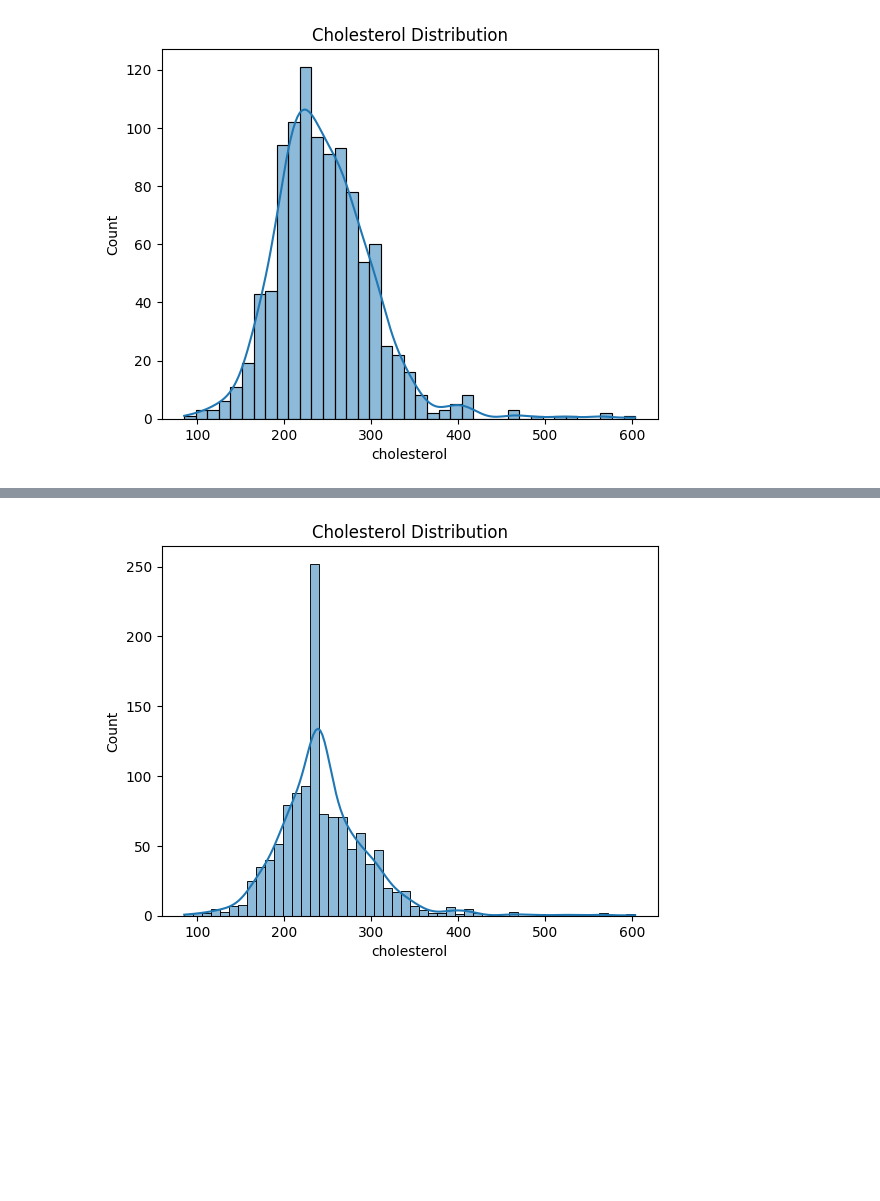
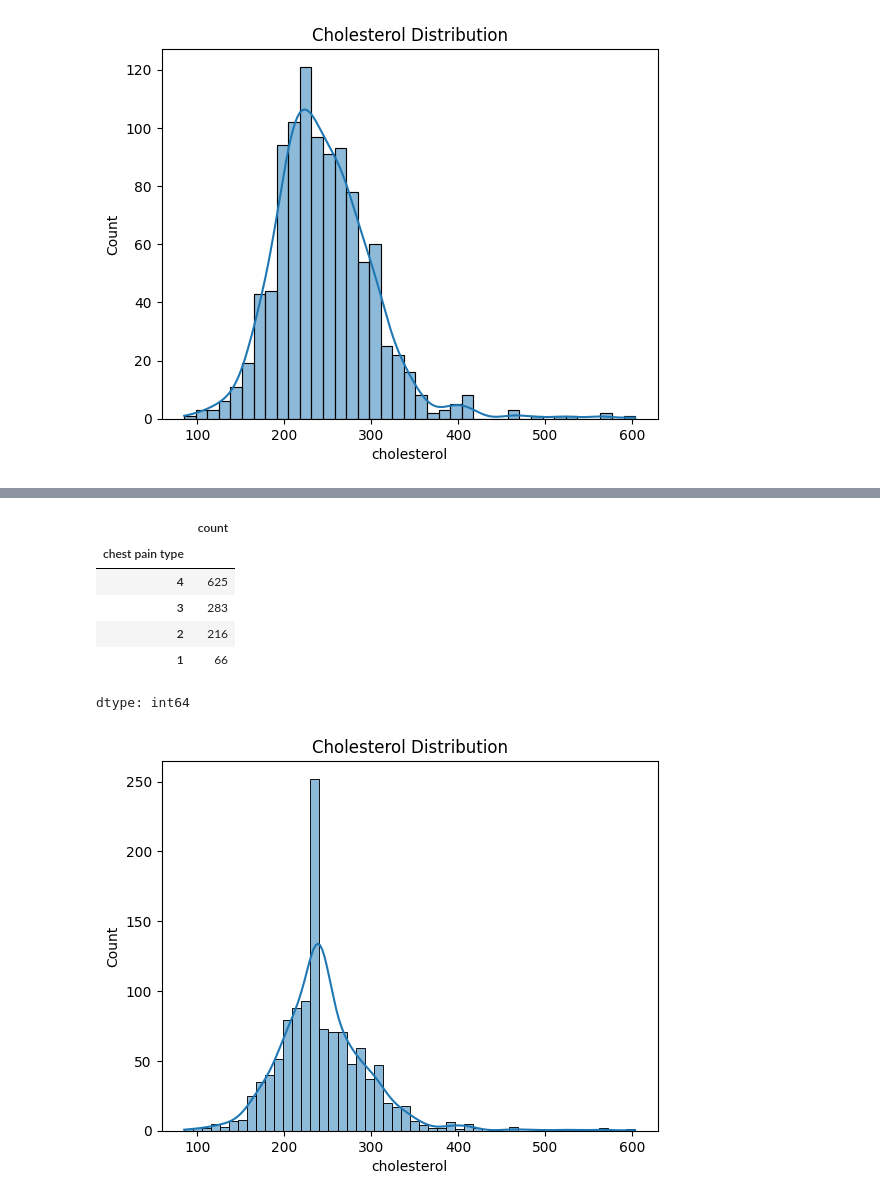
Before and after one commit to SanjayBista1010/Classification, a Jupyter notebook: HeartDiseaseRandomForest.ipynb, the cells around one changed output, grey strips where cells are left out. Cells and saved outputs as stored; diff of their text form; code cells hidden in the pictures; blank space fills up the shorter version.

```diff
--- a/HeartDiseaseRandomForest.ipynb
+++ b/HeartDiseaseRandomForest.ipynb
@@ -130,3 +127,13 @@ df['ST slope'] = df['ST slope'].fillna(df['ST slope'].mode()[0])
+# %%
+df['chest pain type'].value_counts()
+# %% [output]
+|  | count |
+| chest pain type |  |
+| 4 | 625 |
+| 3 | 283 |
+| 2 | 216 |
+| 1 | 66 |
+dtype: int64
 # %%
 sns.histplot(df["cholesterol"], kde=True)
 plt.title("Cholesterol Distribution")
```
Also changed, not shown: parts of 2 cells of this notebook.
